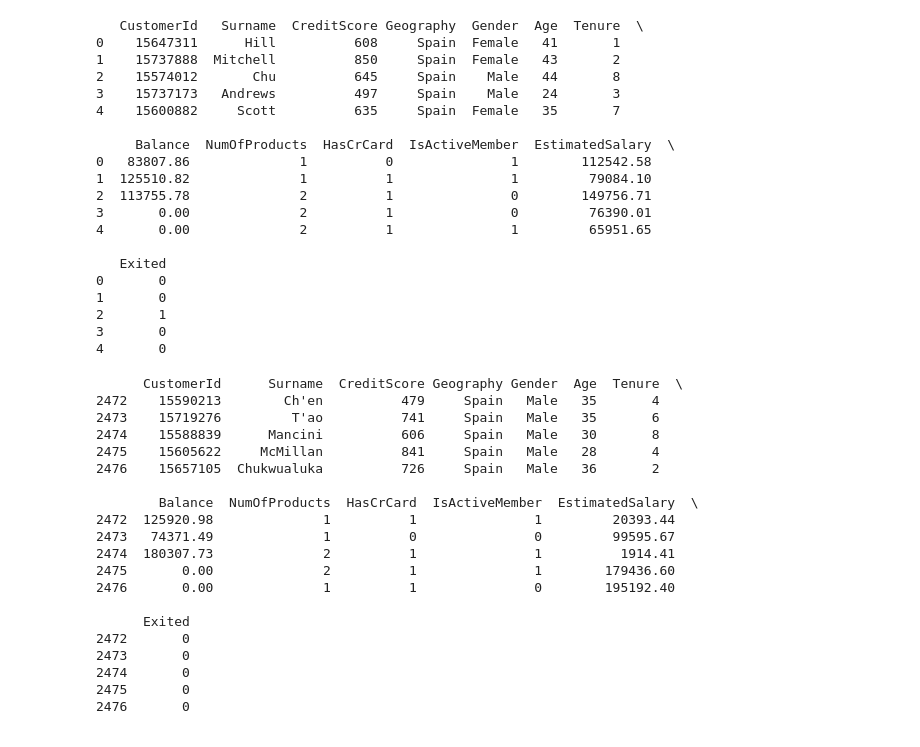
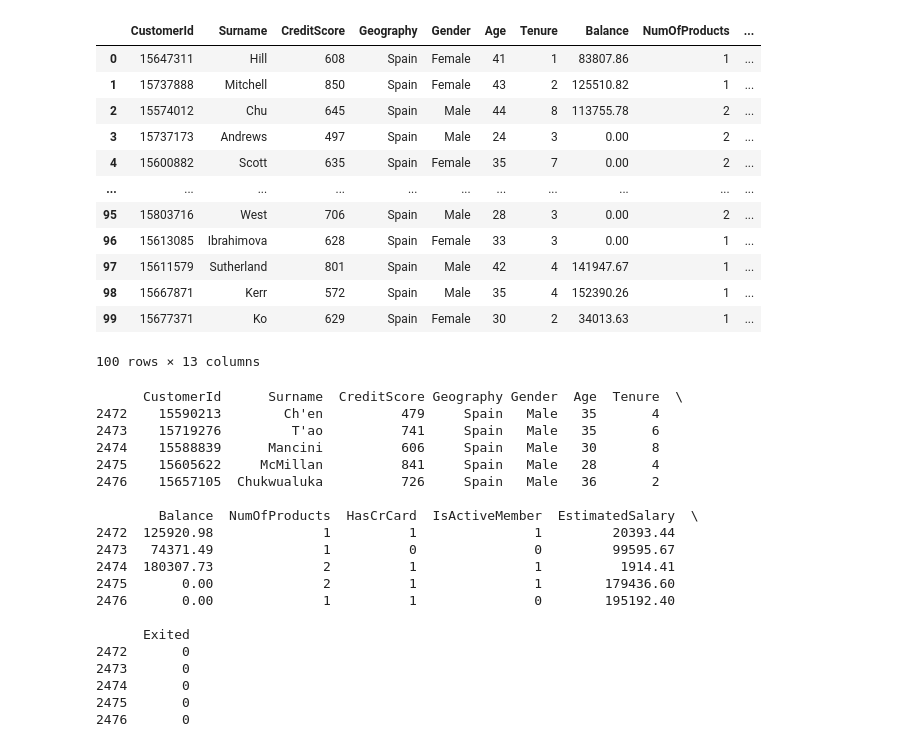
Before and after one commit to gajdaj2/ai_mlops_ey, a Jupyter notebook: notebooks/pandas_t.ipynb, the cells around one changed output. Saved outputs shown, nothing was run; the diff lists cells and outputs as text; code cells hidden in the pictures.

```diff
--- a/notebooks/pandas_t.ipynb
+++ b/notebooks/pandas_t.ipynb
@@ -5,28 +5,21 @@ import pandas as pd
 data = pd.read_csv('../data/Churn_Modelling_Spain.csv')
 # %%
 # Wyświetlanie pierwszych i ostatnich wierszy
-print(data.head())  # Pierwsze 5 wierszy
+data.head(100)  # Pierwsze 5 wierszy
 # %% [output]
+|  | CustomerId | Surname | CreditScore | Geography | Gender | Age | Tenure | Balance | NumOfProducts | ... |
+| 0 | 15647311 | Hill | 608 | Spain | Female | 41 | 1 | 83807.86 | 1 | ... |
+| 1 | 15737888 | Mitchell | 850 | Spain | Female | 43 | 2 | 125510.82 | 1 | ... |
+| 2 | 15574012 | Chu | 645 | Spain | Male | 44 | 8 | 113755.78 | 2 | ... |
+| 3 | 15737173 | Andrews | 497 | Spain | Male | 24 | 3 | 0.00 | 2 | ... |
+| 4 | 15600882 | Scott | 635 | Spain | Female | 35 | 7 | 0.00 | 2 | ... |
+| ... | ... | ... | ... | ... | ... | ... | ... | ... | ... | ... |
+| 95 | 15803716 | West | 706 | Spain | Male | 28 | 3 | 0.00 | 2 | ... |
+| 96 | 15613085 | Ibrahimova | 628 | Spain | Female | 33 | 3 | 0.00 | 1 | ... |
+| 97 | 15611579 | Sutherland | 801 | Spain | Male | 42 | 4 | 141947.67 | 1 | ... |
+| 98 | 15667871 | Kerr | 572 | Spain | Male | 35 | 4 | 152390.26 | 1 | ... |
+| 99 | 15677371 | Ko | 629 | Spain | Female | 30 | 2 | 34013.63 | 1 | ... |
-   CustomerId   Surname  CreditScore Geography  Gender  Age  Tenure  \
-0    15647311      Hill          608     Spain  Female   41       1
-1    15737888  Mitchell          850     Spain  Female   43       2
-2    15574012       Chu          645     Spain    Male   44       8
-3    15737173   Andrews          497     Spain    Male   24       3
-4    15600882     Scott          635     Spain  Female   35       7
-
-     Balance  NumOfProducts  HasCrCard  IsActiveMember  EstimatedSalary  \
-0   83807.86              1          0               1        112542.58
-1  125510.82              1          1               1         79084.10
-2  113755.78              2          1               0        149756.71
-3       0.00              2          1               0         76390.01
-4       0.00              2          1               1         65951.65
-
-   Exited
-0       0
-1       0
-2       1
-3       0
-4       0
+100 rows × 13 columns
 # %%
 print(data.tail())  # Ostatnie 5 wierszy
 # %% [output]
```
Also changed, not shown: parts of 8 cells of this notebook, 1 other file.
